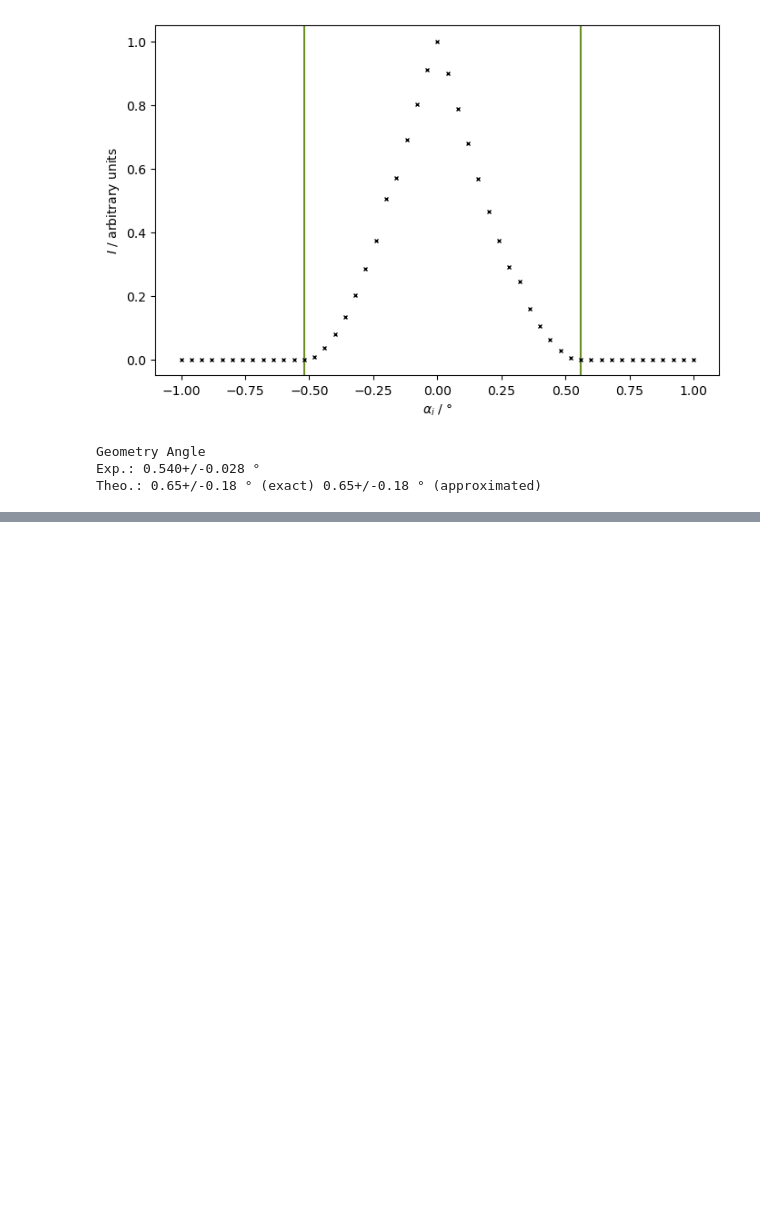
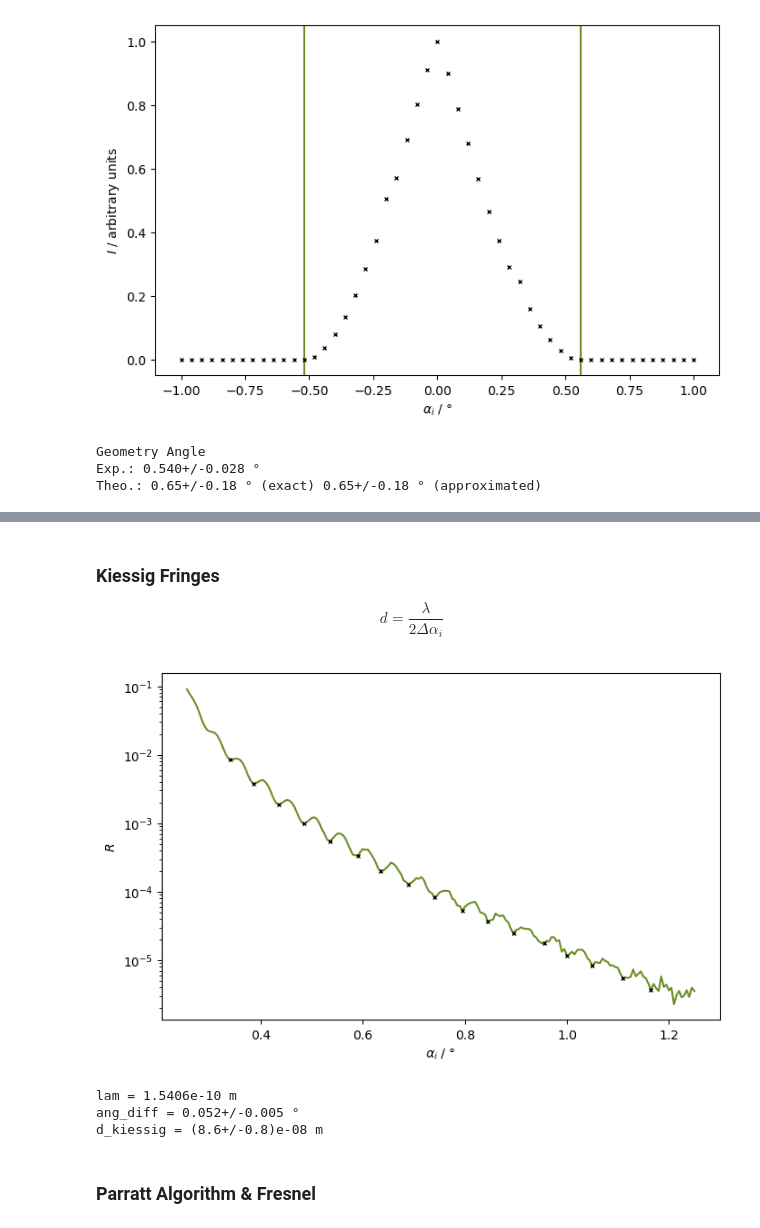
Before and after one commit to frtza/advancedlaboratory, a Jupyter notebook: V44/note.ipynb, the cells around one changed output, grey strips where cells are left out. Cells and saved outputs as stored; diff of their text form; code cells hidden in the pictures; blank space fills up the shorter version.

```diff
--- a/V44/note.ipynb
+++ b/V44/note.ipynb
@@ -145,0 +221,40 @@ Theo.: 0.65+/-0.18 ° (exact) 0.65+/-0.18 ° (approximated)
+# %% [markdown]
+### Kiessig Fringes
+
+$$d = \frac{\lambda}{2\Delta\alpha_i}$$
+# %%
+R_corr = I_corr / I_c.n
+
+plt.figure(figsize=(8, 5))
+
+ind = peaks(-R_corr[50:235], distance=9)[0]
+
+plt.plot(ang_corr[50:250], R_corr[50:250], color='olivedrab')
+plt.plot((ang_corr[50:235])[ind], (R_corr[50:235])[ind], 'kx', ms=3.21)
+
+plt.xlabel(r'$\alpha_i$ / °')
+plt.ylabel(r'$R$')
+
+plt.yscale('log')
+
+plt.show()
+plt.close()
+
+p = (ang_corr[50:235])[ind]
+p_diff = p[1:] - p[:-1]
+
+ang_diff = u(np.mean(p_diff), np.std(p_diff)) * np.pi / 180
+lam = 1.5406e-10
+
+d_kiessig = lam / (2 * ang_diff)
+
+print(f'lam = {lam} m')
+print(f'ang_diff = {ang_diff * 180 / np.pi} °')
+print(f'd_kiessig = {d_kiessig} m')
+# %% [output]
+[figure, added]
+lam = 1.5406e-10 m
+ang_diff = 0.052+/-0.005 °
+d_kiessig = (8.6+/-0.8)e-08 m
+# %% [markdown]
+### Parratt Algorithm & Fresnel
```
Also changed, not shown: parts of 4 cells of this notebook.
